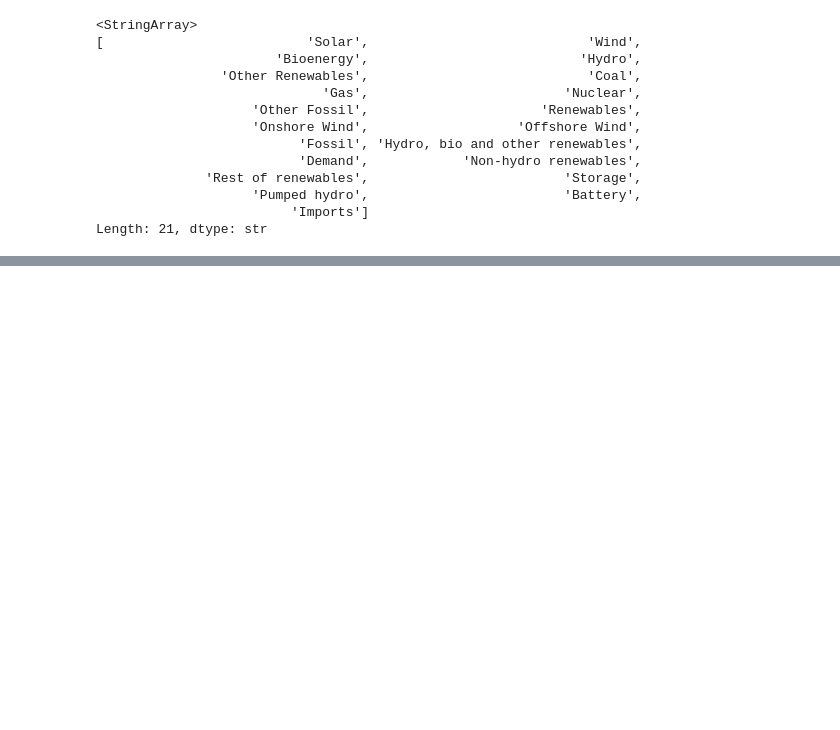
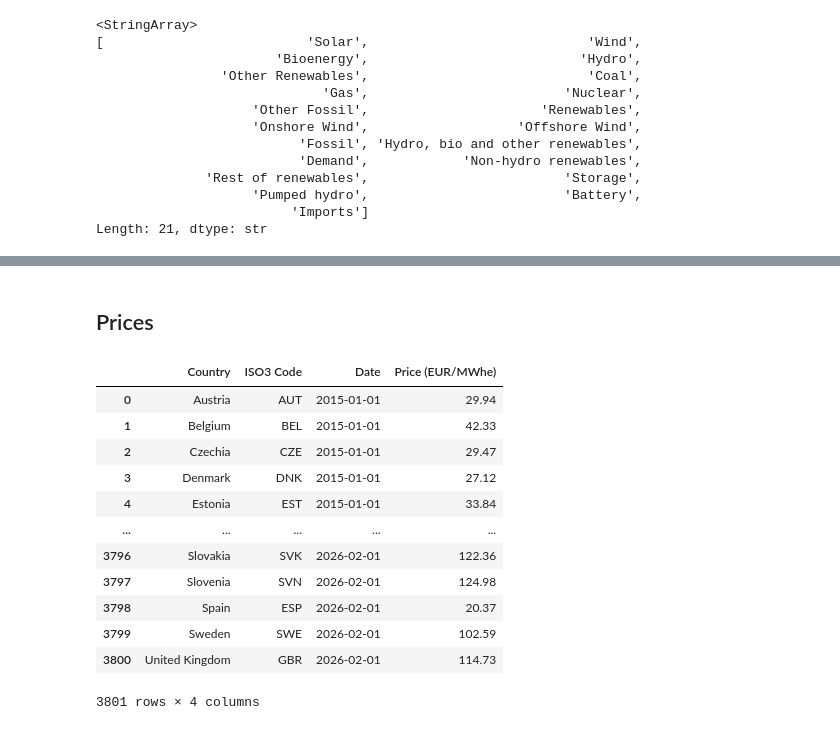
Before and after one commit to tklopper9/europes_energy_transition, a Jupyter notebook: notebook.ipynb, the cells around one changed output, grey strips where cells are left out. Cells and saved outputs as stored; diff of their text form; code cells hidden in the pictures; blank space fills up the shorter version.

```diff
--- a/notebook.ipynb
+++ b/notebook.ipynb
@@ -184,0 +254,18 @@ Length: 3, dtype: str
+# %% [markdown]
+## Prices
+# %%
+df_prices
+# %% [output]
+|  | Country | ISO3 Code | Date | Price (EUR/MWhe) |
+| 0 | Austria | AUT | 2015-01-01 | 29.94 |
+| 1 | Belgium | BEL | 2015-01-01 | 42.33 |
+| 2 | Czechia | CZE | 2015-01-01 | 29.47 |
+| 3 | Denmark | DNK | 2015-01-01 | 27.12 |
+| 4 | Estonia | EST | 2015-01-01 | 33.84 |
+| ... | ... | ... | ... | ... |
+| 3796 | Slovakia | SVK | 2026-02-01 | 122.36 |
+| 3797 | Slovenia | SVN | 2026-02-01 | 124.98 |
+| 3798 | Spain | ESP | 2026-02-01 | 20.37 |
+| 3799 | Sweden | SWE | 2026-02-01 | 102.59 |
+| 3800 | United Kingdom | GBR | 2026-02-01 | 114.73 |
+3801 rows × 4 columns
```
Also changed, not shown: parts of 6 cells of this notebook.
